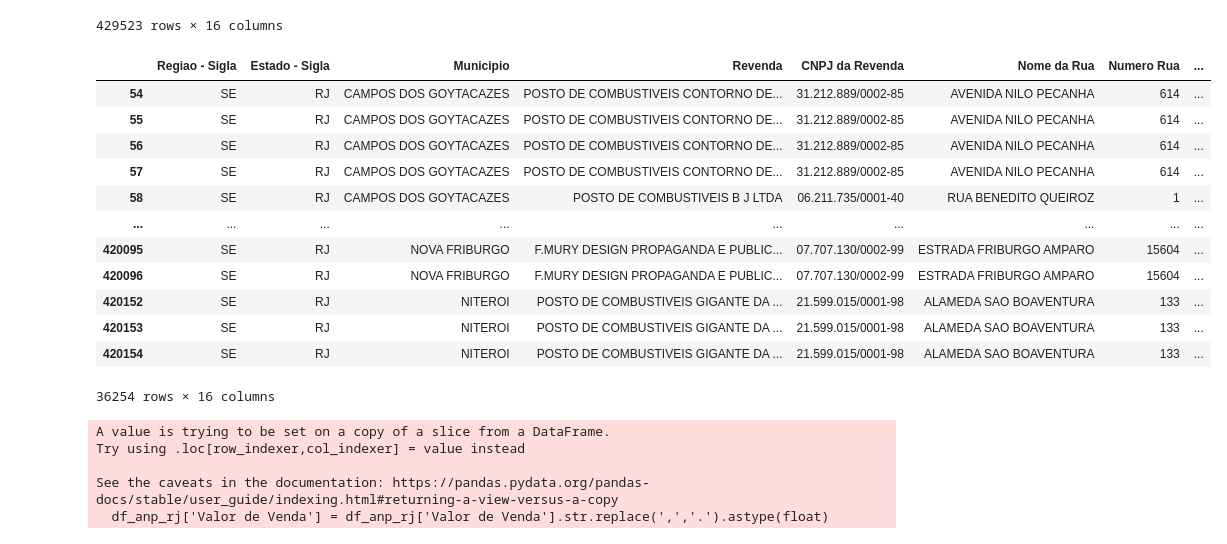
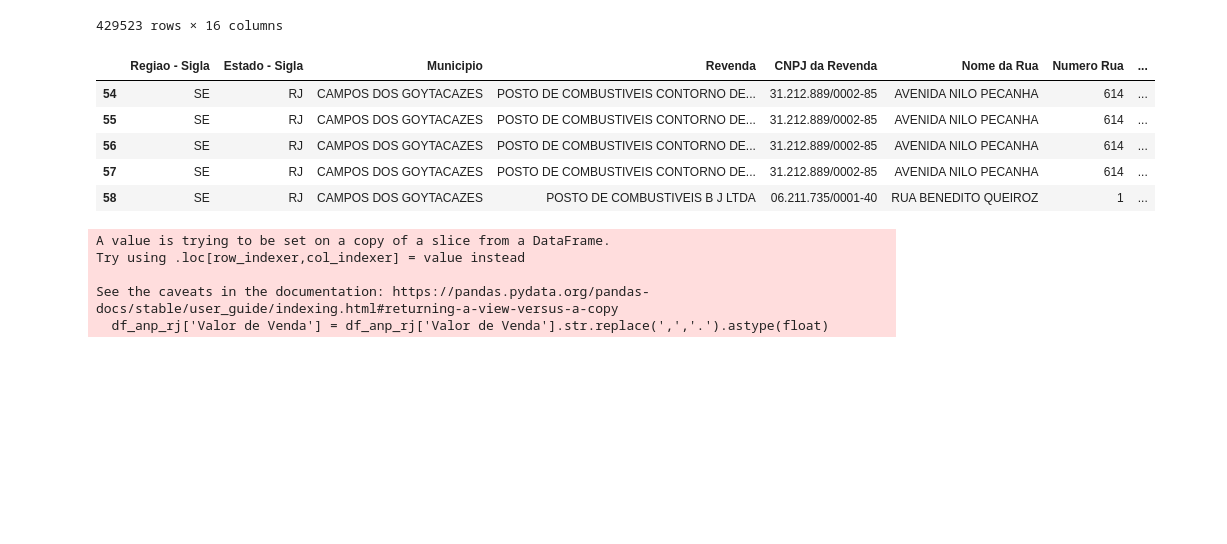
Before and after one commit to annemVem/aulapython_senac, a Jupyter notebook: Aula.quartis.ipynb, the cells around one changed output. Cells and saved outputs as stored; diff of their text form; code cells hidden in the pictures; blank space fills up the shorter version.

```diff
--- a/Aula.quartis.ipynb
+++ b/Aula.quartis.ipynb
@@ -50,21 +50,14 @@ df_anp
 429523 rows × 16 columns
 # %%
 df_anp_rj = df_anp.loc[df_anp['Estado - Sigla'] == 'RJ']
-df_anp_rj
+df_anp_rj.head(5)
 # %% [output]
 |  | Regiao - Sigla | Estado - Sigla | Municipio | Revenda | CNPJ da Revenda | Nome da Rua | Numero Rua | ... |
 | 54 | SE | RJ | CAMPOS DOS GOYTACAZES | POSTO DE COMBUSTIVEIS CONTORNO DE... | 31.212.889/0002-85 | AVENIDA NILO PECANHA | 614 | ... |
 | 55 | SE | RJ | CAMPOS DOS GOYTACAZES | POSTO DE COMBUSTIVEIS CONTORNO DE... | 31.212.889/0002-85 | AVENIDA NILO PECANHA | 614 | ... |
 | 56 | SE | RJ | CAMPOS DOS GOYTACAZES | POSTO DE COMBUSTIVEIS CONTORNO DE... | 31.212.889/0002-85 | AVENIDA NILO PECANHA | 614 | ... |
 | 57 | SE | RJ | CAMPOS DOS GOYTACAZES | POSTO DE COMBUSTIVEIS CONTORNO DE... | 31.212.889/0002-85 | AVENIDA NILO PECANHA | 614 | ... |
 | 58 | SE | RJ | CAMPOS DOS GOYTACAZES | POSTO DE COMBUSTIVEIS B J LTDA | 06.211.735/0001-40 | RUA BENEDITO QUEIROZ | 1 | ... |
-| ... | ... | ... | ... | ... | ... | ... | ... | ... |
-| 420095 | SE | RJ | NOVA FRIBURGO | F.MURY DESIGN PROPAGANDA E PUBLIC... | 07.707.130/0002-99 | ESTRADA FRIBURGO AMPARO | 15604 | ... |
-| 420096 | SE | RJ | NOVA FRIBURGO | F.MURY DESIGN PROPAGANDA E PUBLIC... | 07.707.130/0002-99 | ESTRADA FRIBURGO AMPARO | 15604 | ... |
-| 420152 | SE | RJ | NITEROI | POSTO DE COMBUSTIVEIS GIGANTE DA ... | 21.599.015/0001-98 | ALAMEDA SAO BOAVENTURA | 133 | ... |
-| 420153 | SE | RJ | NITEROI | POSTO DE COMBUSTIVEIS GIGANTE DA ... | 21.599.015/0001-98 | ALAMEDA SAO BOAVENTURA | 133 | ... |
-| 420154 | SE | RJ | NITEROI | POSTO DE COMBUSTIVEIS GIGANTE DA ... | 21.599.015/0001-98 | ALAMEDA SAO BOAVENTURA | 133 | ... |
-36254 rows × 16 columns
 # %%
 df_anp_rj['Valor de Venda'] = df_anp_rj['Valor de Venda'].str.replace(',','.').astype(float)
 # %% [output]
```
Also changed, not shown: parts of 4 cells of this notebook, 2 other files.
